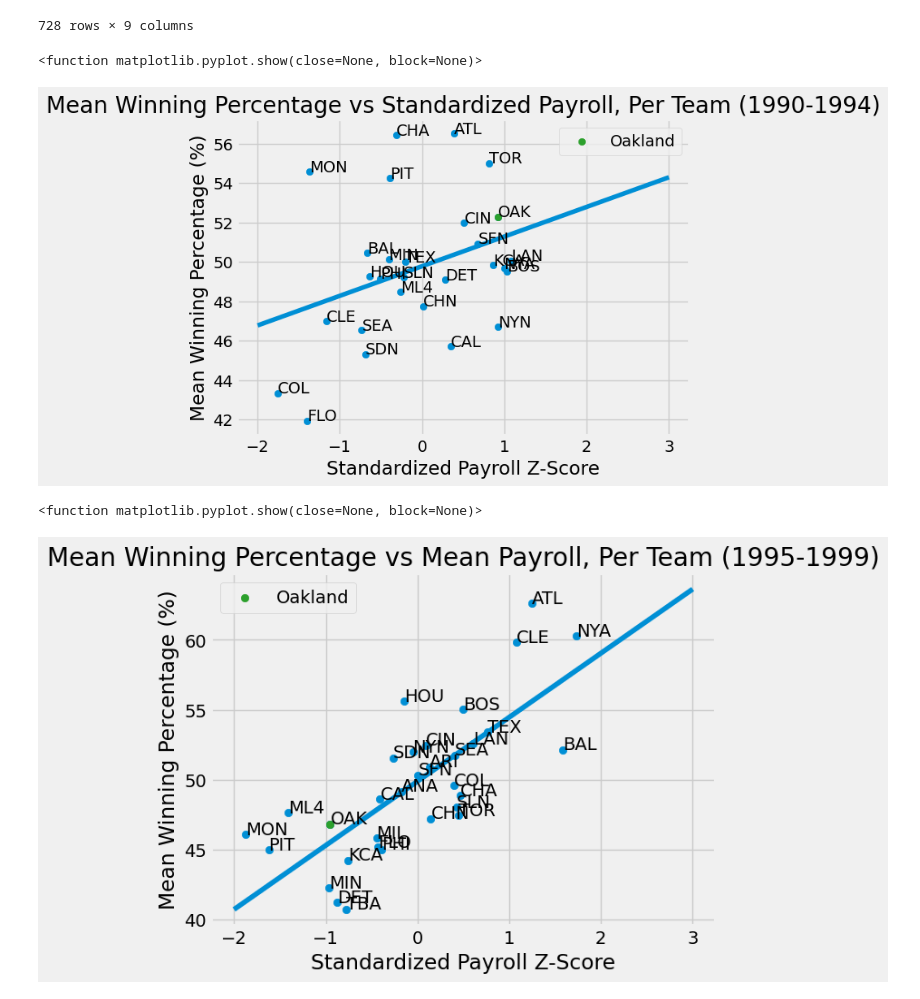
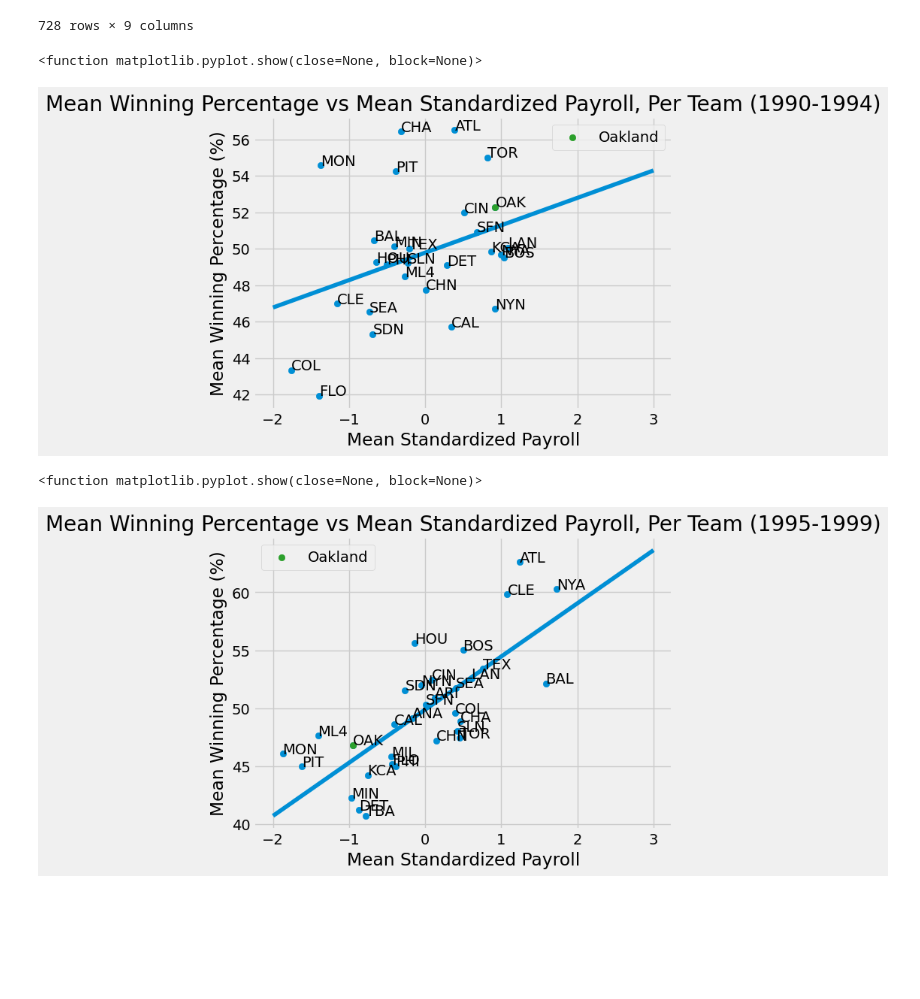
Before and after one commit to Skidouche/CMSC320, a Jupyter notebook: Projects/P2.ipynb, the cells around one changed output. Cells and saved outputs as stored; diff of their text form; code cells hidden in the pictures; blank space fills up the shorter version.

```diff
--- a/Projects/P2.ipynb
+++ b/Projects/P2.ipynb
@@ -306,33 +310,34 @@ df
 # %%
 # scatterplot for 1990-1994
 plt.clf()
 x = []
 y = []
 teams = []
+#cutting specific time period
 df2 = df[df["time_period"] == "1990-1994"]
 for team in df2['teamID'].unique():
     x.append(np.average(list(df2.loc[df2['teamID'] == team, 'standardized_payroll'])))
     y.append(np.average(list(df2.loc[df2['teamID'] == team, 'winning_percentage'])))
     teams.append(team)
 plt.scatter(x, y)
 # plot a distinct oakland point for easy viewing of performance
 plt.scatter([np.average(list(df2.loc[df2['teamID'] == "OAK", 'standardized_payroll']))], \
                     [np.average(list(df2.loc[df2['teamID'] == "OAK", 'winning_percentage']))], c='tab:green', label="Oakland")
 plt.legend()
 a = 0
 for (i, j) in zip(x, y):
     plt.text(i, j, teams[a])
     a += 1
 polyline = np.linspace(-2, 3, 2)
 
 plt.plot(polyline, np.poly1d(np.polyfit(x, y, 1))(polyline))
-plt.title('Mean Winning Percentage vs Standardized Payroll, Per Team (1990-1994)')
-plt.xlabel('Standardized Payroll Z-Score')
+plt.title('Mean Winning Percentage vs Mean Standardized Payroll, Per Team (1990-1994)')
+plt.xlabel('Mean Standardized Payroll')
 plt.ylabel('Mean Winning Percentage (%)')
 plt.show
 # %% [output]
 <function matplotlib.pyplot.show(close=None, block=None)>
-[figure, old version]
+[figure, new version]
 # %%
 # scatterplot for 1995-1999
 plt.clf()
@@ -356,11 +361,11 @@ for (i, j) in zip(x, y):
 polyline = np.linspace(-2, 3, 2)
 
 plt.plot(polyline, np.poly1d(np.polyfit(x, y, 1))(polyline))
-plt.title('Mean Winning Percentage vs Standardized Payroll, Per Team (1995-1999)')
-plt.xlabel('Standardized Payroll Z-Score')
+plt.title('Mean Winning Percentage vs Mean Standardized Payroll, Per Team (1995-1999)')
+plt.xlabel('Mean Standardized Payroll')
 plt.ylabel('Mean Winning Percentage (%)')
 plt.show
 # %% [output]
 <function matplotlib.pyplot.show(close=None, block=None)>
-[figure, old version]
+[figure, new version]
 # %%
```
Also changed, not shown: parts of 18 cells of this notebook, 2 other files.
